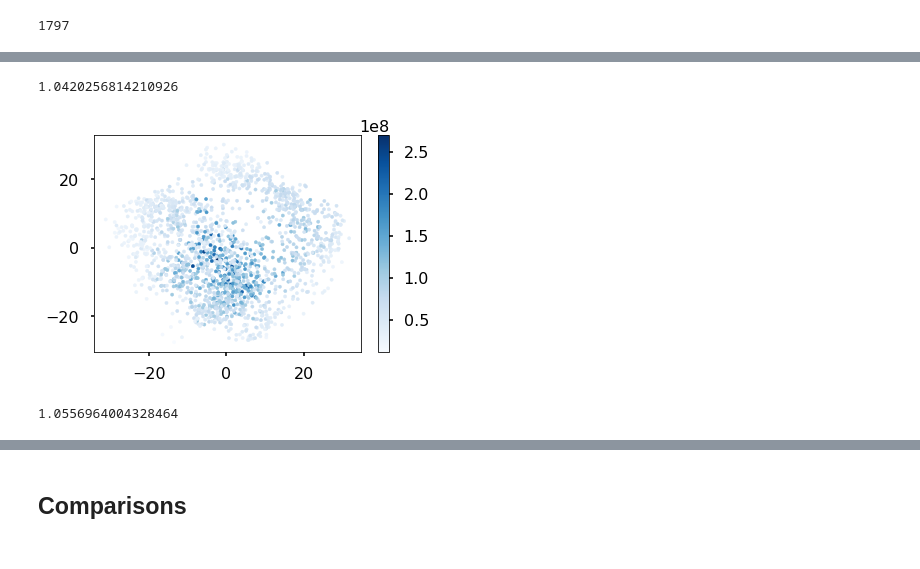
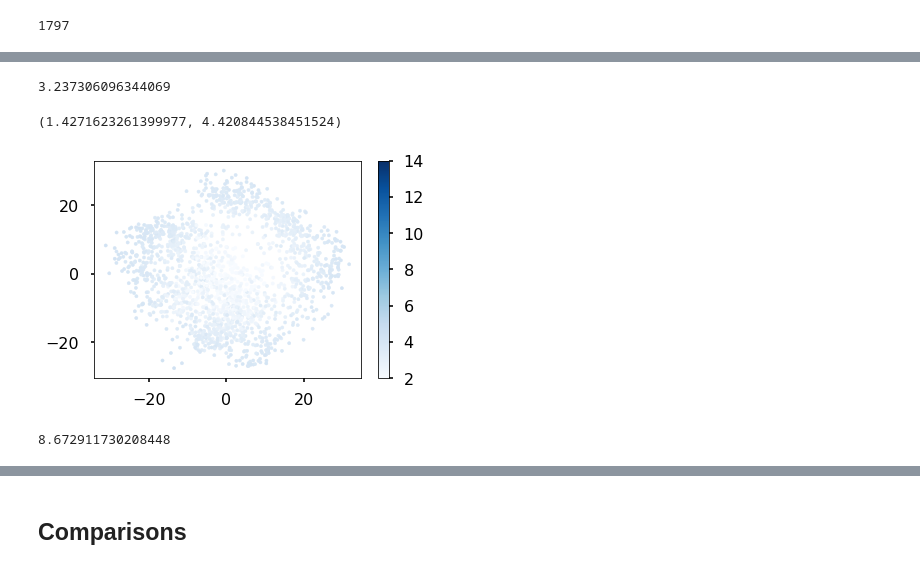
Before and after one commit to acwooding/dimension_reduction, a Jupyter notebook: notebooks/01-acw-initial-exploration.ipynb, the cells around one changed output, grey strips where cells are left out. Drawn from its saved outputs; the diff is of its cells as text; code cells hidden in the pictures.

```diff
--- a/notebooks/01-acw-initial-exploration.ipynb
+++ b/notebooks/01-acw-initial-exploration.ipynb
@@ -285,7 +344,7 @@ B = -J * diff_distances**2 * J/2
 # %%
-M = B - diff_distances
-M = M**2
-result = np.sqrt(np.sum(M)/np.sum(np.array(B)**2))
+B = doubly_center_matrix(square_matrix_entries(high_distances))
+top = square_matrix_entries(B - square_matrix_entries(low_distances))
+result = np.sqrt(np.sum(top)/np.sum(square_matrix_entries(B)))
 # %%
 result
 # %% [output]
@@ -295,26 +354,16 @@ local_contributions = np.sum(np.array(M), axis=1)/np.sum(np.array(B)**2, axis=1)
-# %%
-def strain(diff_distances):
-    diff_distances = np.array(diff_distances)
-    N = len(diff_distances)
-    I_N = np.identity(N)
-    one_N = np.matrix(np.ones(N)).transpose()
-    J = I_N - one_N * one_N.transpose()/N
-    B = -J * diff_distances**2 * J/2
-    M = B - diff_distances
-    M = np.array(M)**2 # want entry-wise squares
-    return np.sqrt(np.sum(M)/np.sum(np.array(B)**2))
-
-def point_strain(diff_distances):
-    N = len(diff_distances)
-    diff_distances = np.array(diff_distances)
-    I_N = np.identity(N)
-    one_N = np.matrix(np.ones(N)).transpose()
-    J = I_N - one_N * one_N.transpose()/N
-    B = -J * diff_distances**2 * J/2
-    M = B - diff_distances
-    M = np.array(M)**2# want entry-wise squares
-    return np.sum(M, axis=1)
+# %%
+def strain(high_distances, low_distances):
+    B = doubly_center_matrix(square_matrix_entries(high_distances))
+    top = square_matrix_entries(B - square_matrix_entries(low_distances))
+    result = np.sqrt(np.sum(top)/np.sum(square_matrix_entries(B)))
+    return result
+
+def point_strain(high_distances, low_distances):
+    B = doubly_center_matrix(square_matrix_entries(high_distances))
+    top = square_matrix_entries(B - square_matrix_entries(low_distances))
+    result = np.sqrt(np.sum(top, axis=1)/np.sum(square_matrix_entries(B), axis=1))
+    return result
 # %%
-pca_strain = strain(pca_diff_distances); pca_strain
+pca_strain = strain(high_distances, pca_low_distances); pca_strain
 # %% [output]
-1.0420256814210926
+3.237306096344069
@@ -323,8 +370,13 @@ pca_point_strain = point_strain(pca_diff_distances)
+# %%
+pca_point_strain = point_strain(high_distances, pca_low_distances)
+min(pca_point_strain), max(pca_point_strain)
+# %% [output]
+(1.4271623261399977, 4.420844538451524)
 # %%
-two_dim_label_viz(low_data, pca_point_strain)
+two_dim_label_viz(low_data, pca_point_strain, vmin=2, vmax=14)
 # %% [output]
-[figure, old version]
+[figure, new version]
 # %%
-mds_strain = strain(mds_diff_distances); mds_strain
+mds_strain = strain(high_distances, mds_low_distances); mds_strain
 # %% [output]
-1.0556964004328464
+8.672911730208448
```
Also changed, not shown: parts of 44 cells of this notebook.
